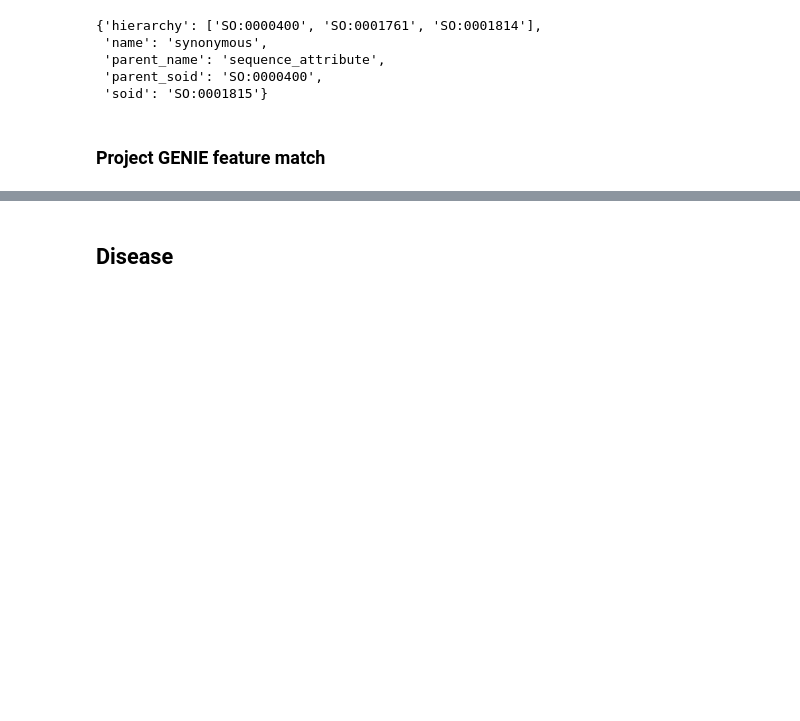
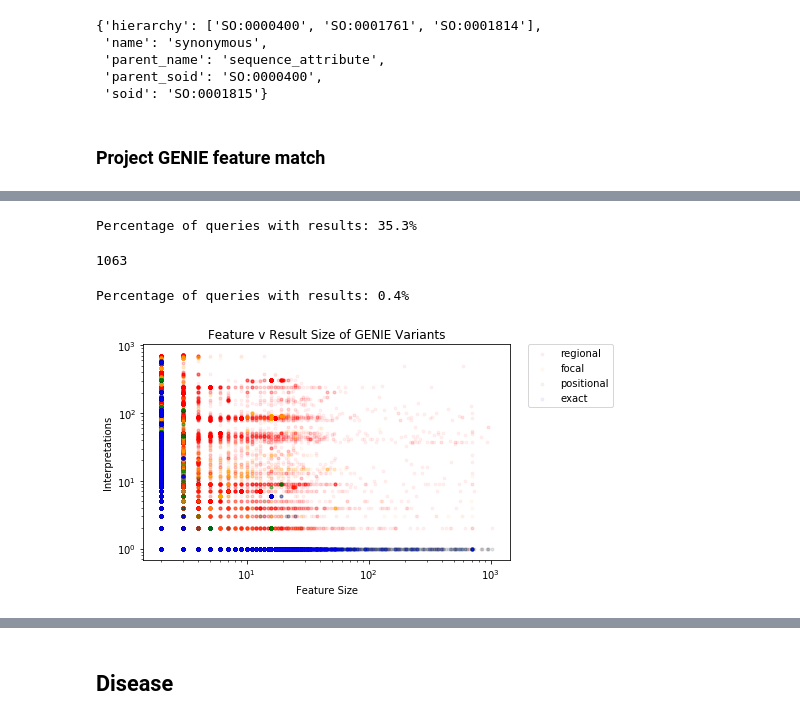
Before and after one commit to ahwagner/vicckb, a Jupyter notebook: figures.ipynb, the cells around one changed output, grey strips where cells are left out. Cells and saved outputs as stored; diff of their text form; code cells hidden in the pictures; blank space fills up the shorter version.

```diff
--- a/figures.ipynb
+++ b/figures.ipynb
@@ -560,0 +811,7 @@ partial_soid_group[0].features[2].so
+# %%
+# Do a GENIE feature search across knowledgebase. Huge search operation takes ~5.5 min to complete
+from timeit import default_timer
+tick = default_timer()
+genie_search_results = core_vdb.search_by_features(genie_features)
+tock = default_timer()
+print(tock-tick)
@@ -560,0 +828,52 @@ partial_soid_group[0].features[2].so
+# %%
+genie_feature_lengths = Counter()
+for feature in genie_features:
+    genie_feature_lengths[len(feature)] += 1
+# %%
+result_size = defaultdict(Counter)
+for result in genie_search_results:
+    for match_type in ranking:
+        if ranking.index(result['best_match']['type']) <= ranking.index(match_type):
+            result_size[result['query']][match_type] += 1
+# %%
+print('Percentage of queries with results: {:.1%}'.format(len(result_size) / len(genie_features)))
+# %% [output]
+Percentage of queries with results: 35.3%
+# %%
+exact_match_features = [x for x in result_size if result_size[x]['exact'] > 0]
+len(exact_match_features)
+# %% [output]
+1063
+# %%
+print('Percentage of queries with results: {:.1%}'.format(len(exact_match_features) / len(genie_features)))
+# %% [output]
+Percentage of queries with results: 0.4%
+# %%
+data = defaultdict(list)
+for feature in genie_features:
+    length = len(feature)
+    for match_type in ranking:
+        data[match_type].append([length, result_size[feature][match_type]])
+# %%
+colors = dict(zip(ranking, ['blue', 'green', 'orange', 'red']))
+pcs = list()
+labels = list()
+plt.figure()
+plt.xscale('log')
+plt.yscale('log')
+for t in reversed(ranking):
+    coord_pairs = data[t]
+    a = np.array(coord_pairs) + 1
+    pc = plt.scatter(a[:,0], a[:,1], marker='.', color=colors[t], alpha=0.05)
+    pcs.append(pc)
+    labels.append(t)
+plt.xlabel('Feature Size')
+plt.ylabel('Interpretations')
+plt.title('Feature v Result Size of GENIE Variants')
+plt.legend(pcs, labels, bbox_to_anchor=(1.05, 1), loc=2, borderaxespad=0.)
+plt.tight_layout() # drops legend :-/
+# plt.savefig(str(FIGPATH / 'feature_v_result_size_genie.pdf'))
+# plt.savefig(str(FIGPATH / 'feature_v_result_size_genie.png'))
+plt.show()
+# %% [output]
+[figure, added]
```
Also changed, not shown: parts of 57 cells of this notebook.
